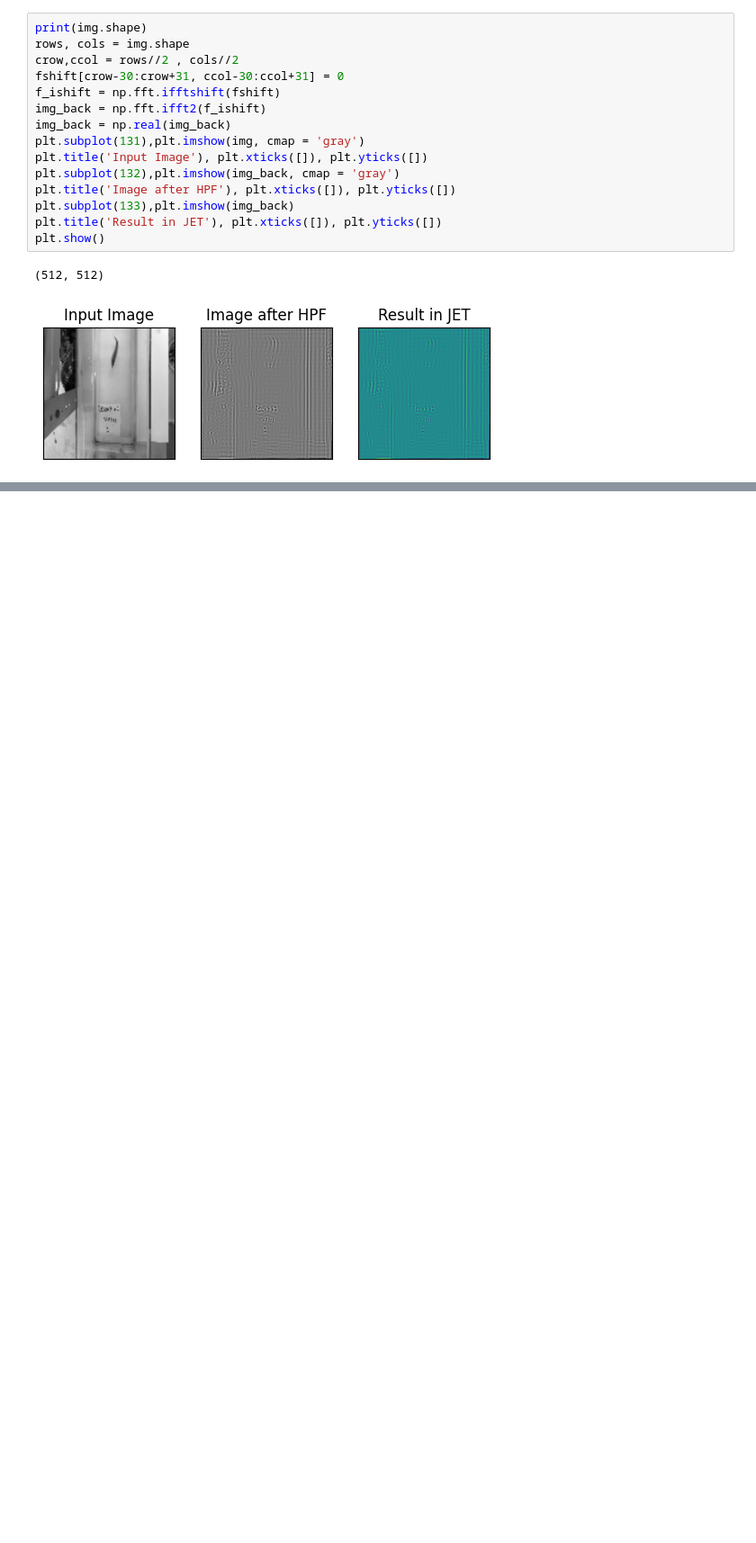
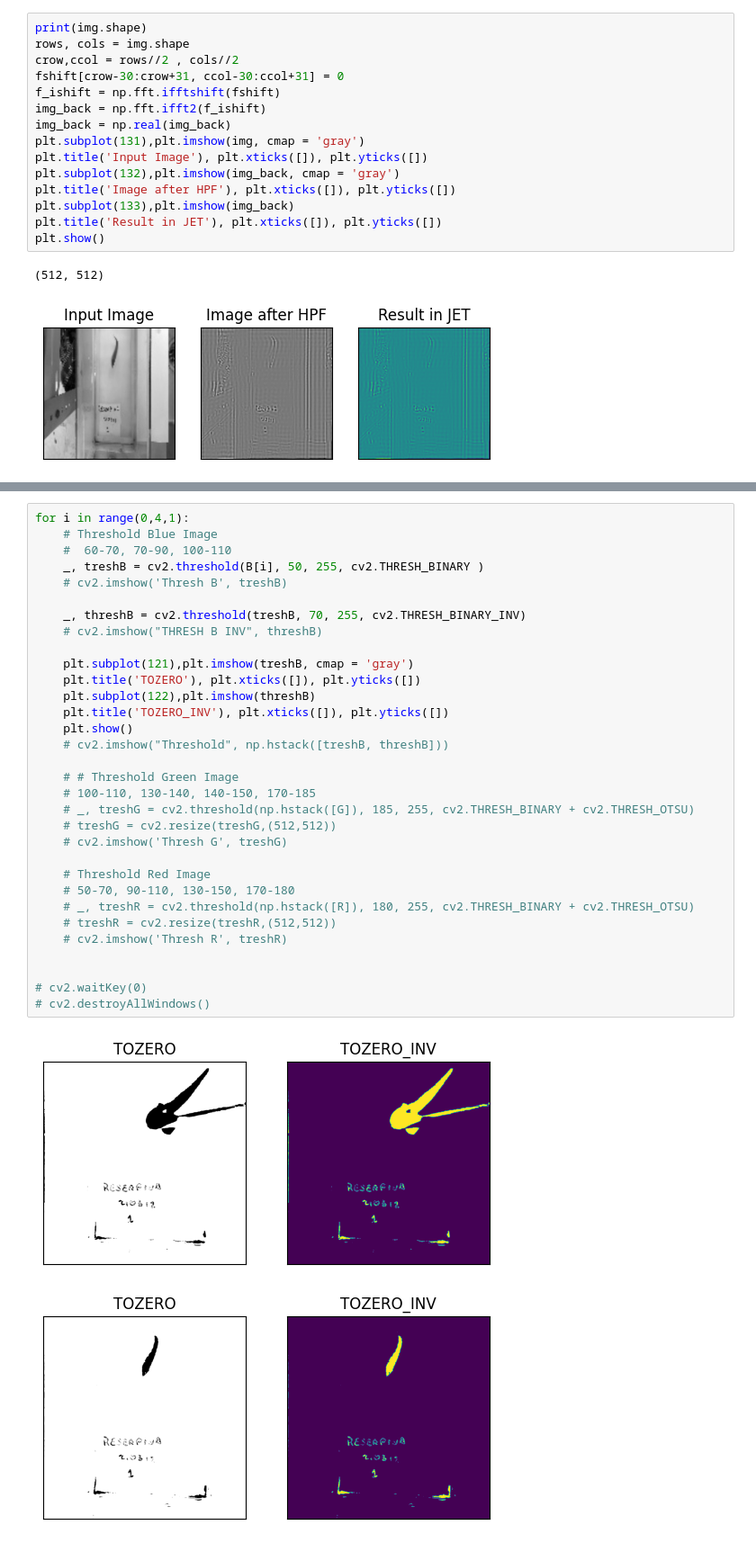
Before and after one commit to 99joseluis/Tesis, a Jupyter notebook: Programa/ImagesProcessing.ipynb, the cells around one changed output, grey strips where cells are left out. Shown at 90% size. Cells and saved outputs as stored; diff of their text form; blank space fills up the shorter version.

```diff
--- a/Programa/ImagesProcessing.ipynb
+++ b/Programa/ImagesProcessing.ipynb
@@ -374,0 +518,35 @@ plt.show()
+# %%
+for i in range(0,4,1):
+    # Threshold Blue Image
+    #  60-70, 70-90, 100-110
+    _, treshB = cv2.threshold(B[i], 50, 255, cv2.THRESH_BINARY )
+    # cv2.imshow('Thresh B', treshB)
+
+    _, threshB = cv2.threshold(treshB, 70, 255, cv2.THRESH_BINARY_INV)
+    # cv2.imshow("THRESH B INV", threshB)
+
+    plt.subplot(121),plt.imshow(treshB, cmap = 'gray')
+    plt.title('TOZERO'), plt.xticks([]), plt.yticks([])
+    plt.subplot(122),plt.imshow(threshB)
+    plt.title('TOZERO_INV'), plt.xticks([]), plt.yticks([])
+    plt.show()
+    # cv2.imshow("Threshold", np.hstack([treshB, threshB]))
+
+    # # Threshold Green Image
+    # 100-110, 130-140, 140-150, 170-185
+    # _, treshG = cv2.threshold(np.hstack([G]), 185, 255, cv2.THRESH_BINARY + cv2.THRESH_OTSU)
+    # treshG = cv2.resize(treshG,(512,512))
+    # cv2.imshow('Thresh G', treshG)
+
+    # Threshold Red Image
+    # 50-70, 90-110, 130-150, 170-180
+    # _, treshR = cv2.threshold(np.hstack([R]), 180, 255, cv2.THRESH_BINARY + cv2.THRESH_OTSU)
+    # treshR = cv2.resize(treshR,(512,512))
+    # cv2.imshow('Thresh R', treshR)
+
+
+# cv2.waitKey(0)
+# cv2.destroyAllWindows()
+# %% [output]
+[figure, added]
+[figure, added]
```
Also changed, not shown: parts of 12 cells of this notebook.
